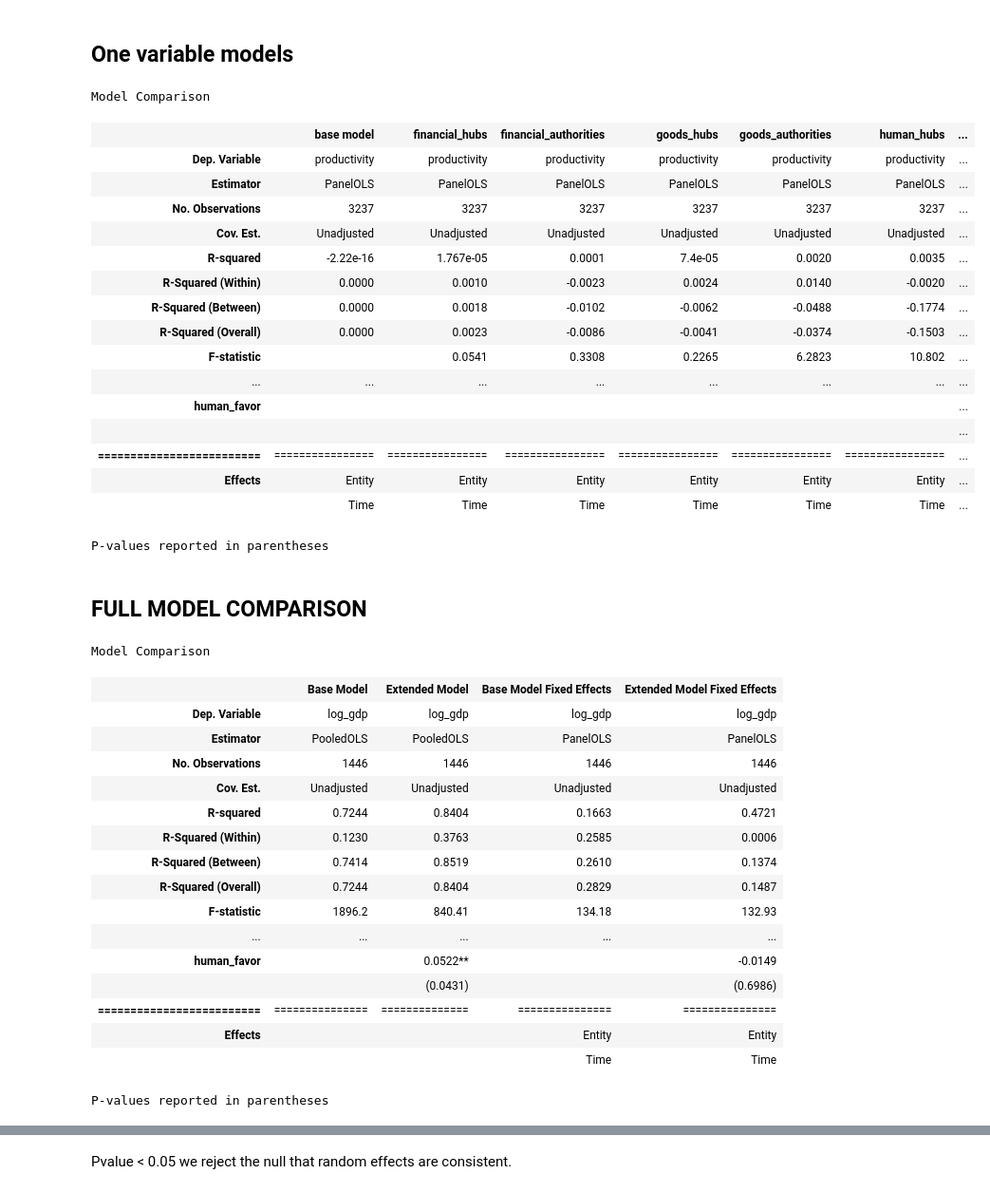
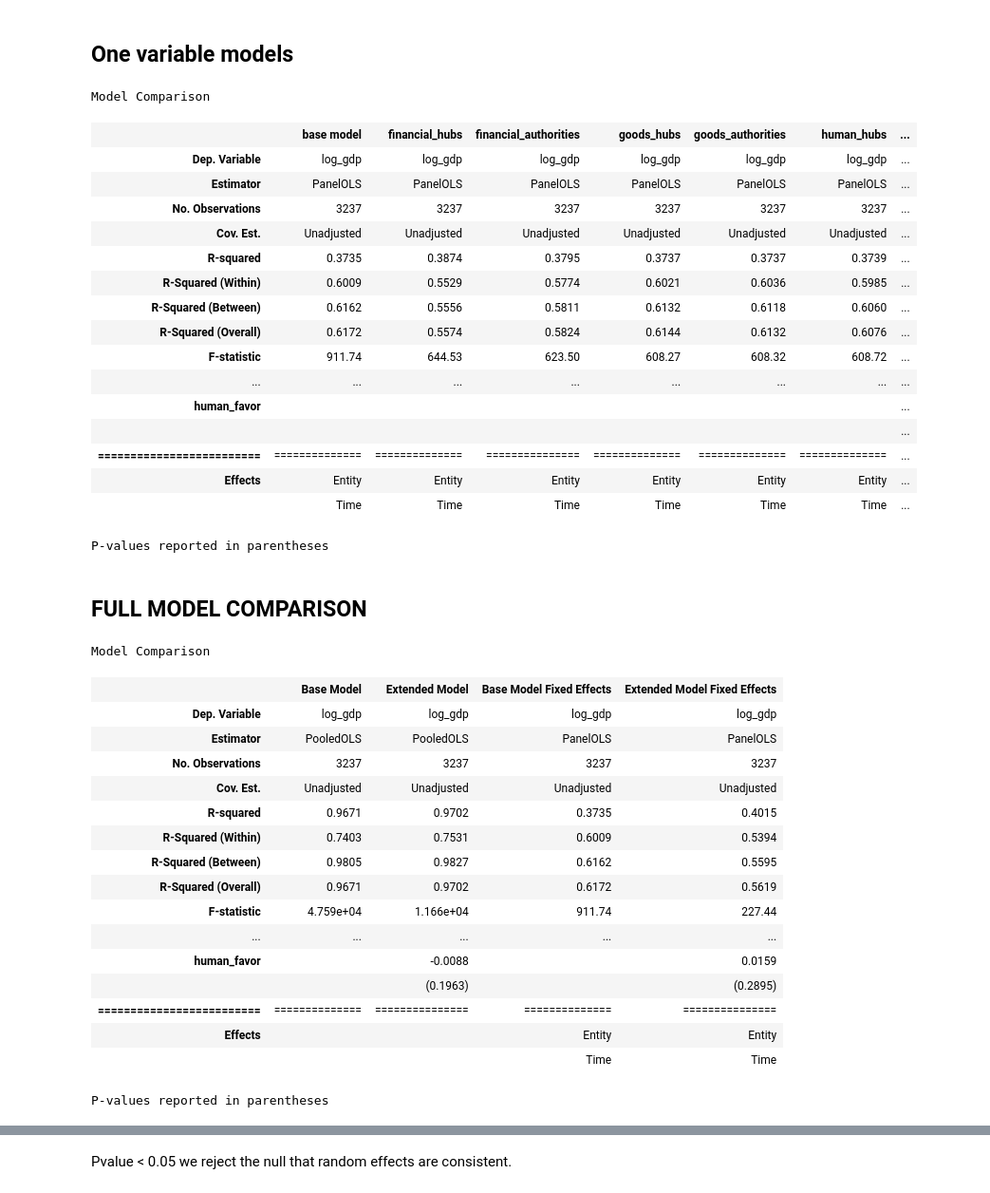
Before and after one commit to jaimeoliver1/social_capital_in_trade_networks, a Jupyter notebook: notebooks/01_01_linear_models_social_capital.ipynb, the cells around one changed output, grey strips where cells are left out. Shown at 95% size. Drawn from its saved outputs; the diff is of its cells as text; code cells hidden in the pictures.

```diff
--- a/notebooks/01_01_linear_models_social_capital.ipynb
+++ b/notebooks/01_01_linear_models_social_capital.ipynb
@@ -196,44 +196,44 @@ Results regression analysis: gini
 # %%
 models = []
 
 f = f'log_gdp ~ log_GFCF + log_wkn_population + 1'
-f = f'productivity ~ 1'
+#f = f'productivity ~ 1'
 y, X = patsy.dmatrices(f, df_model.set_index(['country','year']),  return_type='dataframe')
 base_model_fe = PanelOLS(y,X, entity_effects=True, time_effects=True)
 base_model_fe = base_model_fe.fit()
 
 models.append(base_model_fe)
 
 for v in reduced_terms_list:
 
     f = f'log_gdp ~ log_GFCF + log_wkn_population + {v} + 1'
-    f = f'productivity ~ {v} + 1'
+    #f = f'productivity ~ {v} + 1'
     y, X = patsy.dmatrices(f, df_model.set_index(['country','year']),  return_type='dataframe')
     base_model_fe = PanelOLS(y,X, entity_effects=True, time_effects=True)
     base_model_fe = base_model_fe.fit()
 
     models.append(base_model_fe)
 
 
 c = compare(dict(zip(['base model'] + reduced_terms_list, models)), precision='pvalues', stars=True)
 #print(c.summary.as_latex())
 c.summary
 # %% [output]
 Model Comparison
 |  | base model | financial_hubs | financial_authorities | goods_hubs | goods_authorities | human_hubs | ... |
-| Dep. Variable | productivity | productivity | productivity | productivity | productivity | productivity | ... |
+| Dep. Variable | log_gdp | log_gdp | log_gdp | log_gdp | log_gdp | log_gdp | ... |
 | Estimator | PanelOLS | PanelOLS | PanelOLS | PanelOLS | PanelOLS | PanelOLS | ... |
 | No. Observations | 3237 | 3237 | 3237 | 3237 | 3237 | 3237 | ... |
 | Cov. Est. | Unadjusted | Unadjusted | Unadjusted | Unadjusted | Unadjusted | Unadjusted | ... |
-| R-squared | -2.22e-16 | 1.767e-05 | 0.0001 | 7.4e-05 | 0.0020 | 0.0035 | ... |
-| R-Squared (Within) | 0.0000 | 0.0010 | -0.0023 | 0.0024 | 0.0140 | -0.0020 | ... |
-| R-Squared (Between) | 0.0000 | 0.0018 | -0.0102 | -0.0062 | -0.0488 | -0.1774 | ... |
-| R-Squared (Overall) | 0.0000 | 0.0023 | -0.0086 | -0.0041 | -0.0374 | -0.1503 | ... |
-| F-statistic |  | 0.0541 | 0.3308 | 0.2265 | 6.2823 | 10.802 | ... |
+| R-squared | 0.3735 | 0.3874 | 0.3795 | 0.3737 | 0.3737 | 0.3739 | ... |
+| R-Squared (Within) | 0.6009 | 0.5529 | 0.5774 | 0.6021 | 0.6036 | 0.5985 | ... |
+| R-Squared (Between) | 0.6162 | 0.5556 | 0.5811 | 0.6132 | 0.6118 | 0.6060 | ... |
+| R-Squared (Overall) | 0.6172 | 0.5574 | 0.5824 | 0.6144 | 0.6132 | 0.6076 | ... |
+| F-statistic | 911.74 | 644.53 | 623.50 | 608.27 | 608.32 | 608.72 | ... |
 | ... | ... | ... | ... | ... | ... | ... | ... |
 | human_favor |  |  |  |  |  |  | ... |
 |  |  |  |  |  |  |  | ... |
-| ========================= | ================ | ================ | ================ | ================ | ================ | ================ | ... |
+| ========================= | ============== | ============== | =============== | ============== | ============== | ============== | ... |
 | Effects | Entity | Entity | Entity | Entity | Entity | Entity | ... |
 |  | Time | Time | Time | Time | Time | Time | ... |
 P-values reported in parentheses
@@ -287,17 +287,17 @@ Model Comparison
 |  | Base Model | Extended Model | Base Model Fixed Effects | Extended Model Fixed Effects |
 | Dep. Variable | log_gdp | log_gdp | log_gdp | log_gdp |
 | Estimator | PooledOLS | PooledOLS | PanelOLS | PanelOLS |
-| No. Observations | 1446 | 1446 | 1446 | 1446 |
+| No. Observations | 3237 | 3237 | 3237 | 3237 |
 | Cov. Est. | Unadjusted | Unadjusted | Unadjusted | Unadjusted |
-| R-squared | 0.7244 | 0.8404 | 0.1663 | 0.4721 |
-| R-Squared (Within) | 0.1230 | 0.3763 | 0.2585 | 0.0006 |
-| R-Squared (Between) | 0.7414 | 0.8519 | 0.2610 | 0.1374 |
-| R-Squared (Overall) | 0.7244 | 0.8404 | 0.2829 | 0.1487 |
-| F-statistic | 1896.2 | 840.41 | 134.18 | 132.93 |
+| R-squared | 0.9671 | 0.9702 | 0.3735 | 0.4015 |
+| R-Squared (Within) | 0.7403 | 0.7531 | 0.6009 | 0.5394 |
+| R-Squared (Between) | 0.9805 | 0.9827 | 0.6162 | 0.5595 |
+| R-Squared (Overall) | 0.9671 | 0.9702 | 0.6172 | 0.5619 |
+| F-statistic | 4.759e+04 | 1.166e+04 | 911.74 | 227.44 |
 | ... | ... | ... | ... | ... |
-| human_favor |  | 0.0522** |  | -0.0149 |
-|  |  | (0.0431) |  | (0.6986) |
-| ========================= | =============== | ============== | =============== | =============== |
+| human_favor |  | -0.0088 |  | 0.0159 |
+|  |  | (0.1963) |  | (0.2895) |
+| ========================= | ============== | =============== | ============== | =============== |
 | Effects |  |  | Entity | Entity |
 |  |  |  | Time | Time |
 P-values reported in parentheses
```
Also changed, not shown: parts of 14 cells of this notebook, 5 other files.
